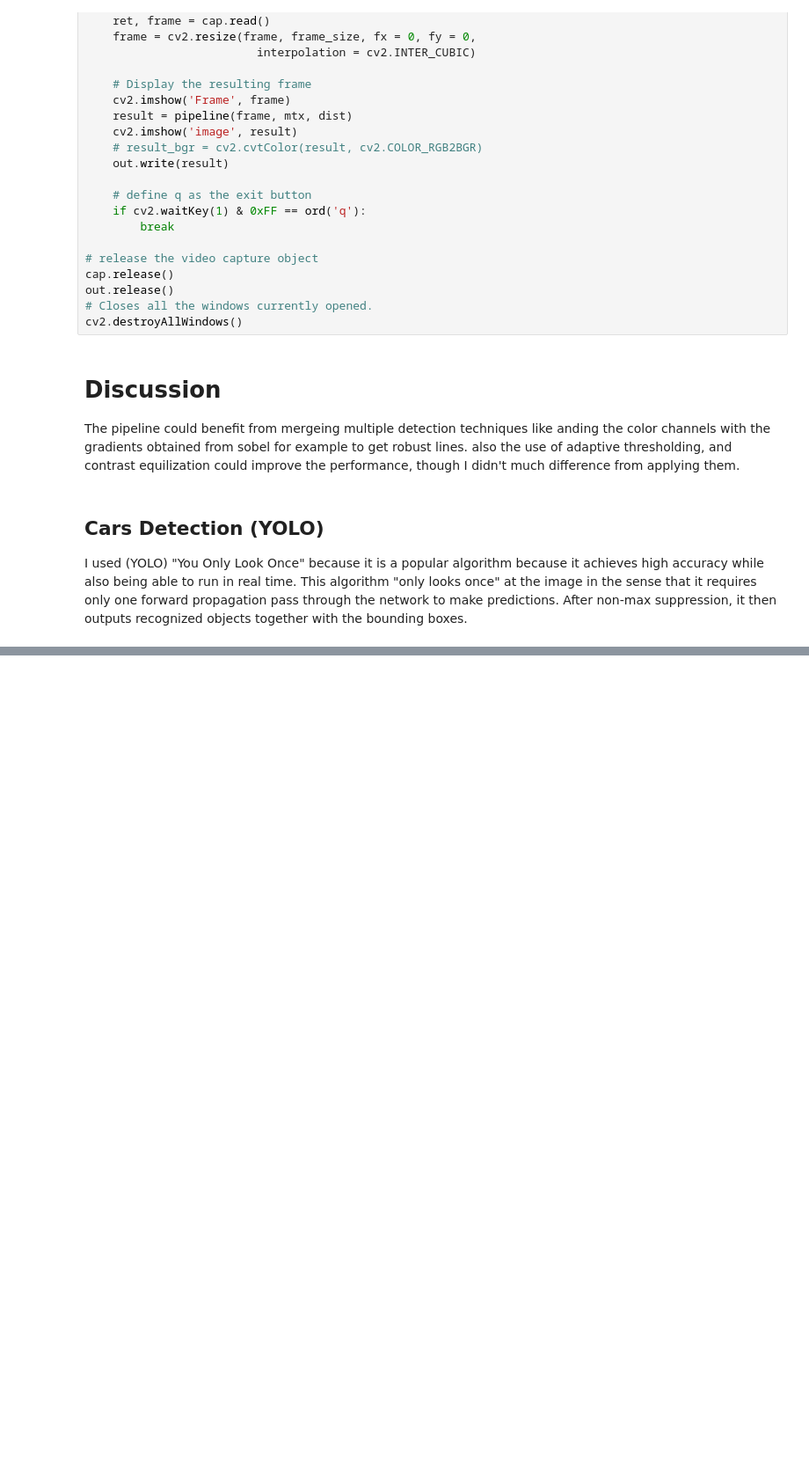
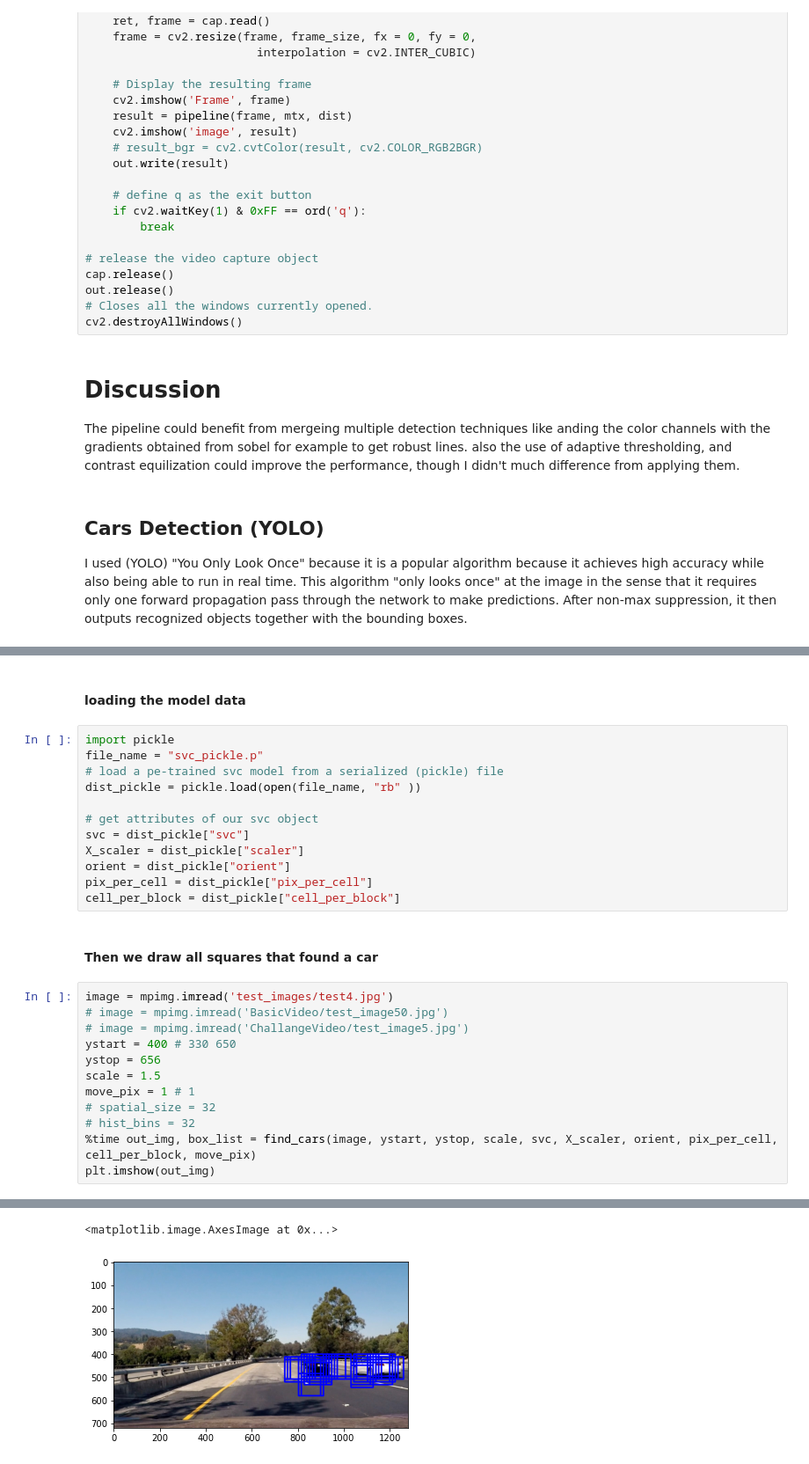
Before and after one commit to KareimGazer/Perception-Stack, a Jupyter notebook: main.ipynb, the cells around one changed output, grey strips where cells are left out. Shown: that part at 88% size. Saved outputs shown, nothing was run; the diff lists cells and outputs as text; blank space fills up the shorter version.

```diff
--- a/main.ipynb
+++ b/main.ipynb
@@ -421,0 +402,29 @@ In This section I provide the classic method of car detection using HOG (histogr
+# %% [markdown]
+#### loading the model data
+# %%
+import pickle
+file_name = "svc_pickle.p"
+# load a pe-trained svc model from a serialized (pickle) file
+dist_pickle = pickle.load(open(file_name, "rb" ))
+
+# get attributes of our svc object
+svc = dist_pickle["svc"]
+X_scaler = dist_pickle["scaler"]
+orient = dist_pickle["orient"]
+pix_per_cell = dist_pickle["pix_per_cell"]
+cell_per_block = dist_pickle["cell_per_block"]
+# %% [markdown]
+#### Then we draw all squares that found a car
+# %%
+image = mpimg.imread('test_images/test4.jpg')
+# image = mpimg.imread('BasicVideo/test_image50.jpg')
+# image = mpimg.imread('ChallangeVideo/test_image5.jpg')
+ystart = 400 # 330 650
+ystop = 656
+scale = 1.5
+move_pix = 1 # 1
+# spatial_size = 32
+# hist_bins = 32
+%time out_img, box_list = find_cars(image, ystart, ystop, scale, svc, X_scaler, orient, pix_per_cell, cell_per_block, move_pix)
+plt.imshow(out_img)
+# %% [output]
@@ -421,0 +433,2 @@ In This section I provide the classic method of car detection using HOG (histogr
+<matplotlib.image.AxesImage at 0x...>
+[figure, added]
```
Also changed, not shown: parts of 56 cells of this notebook, 3 other files.
